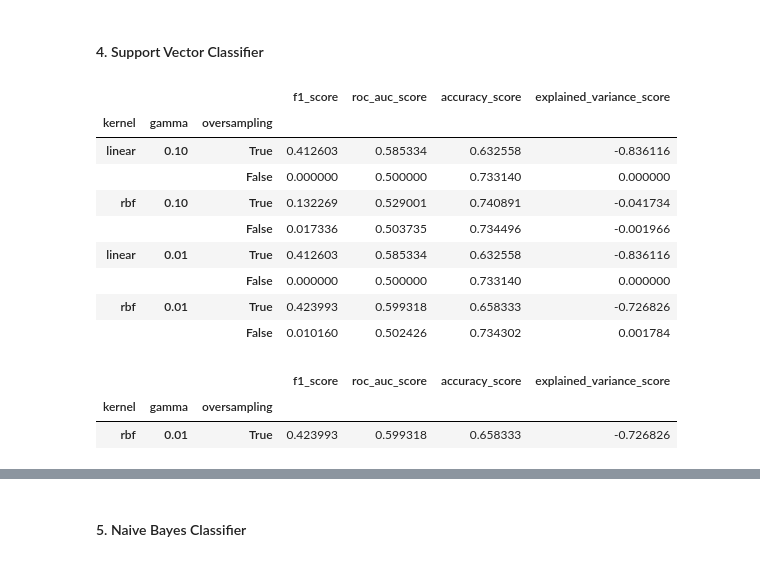
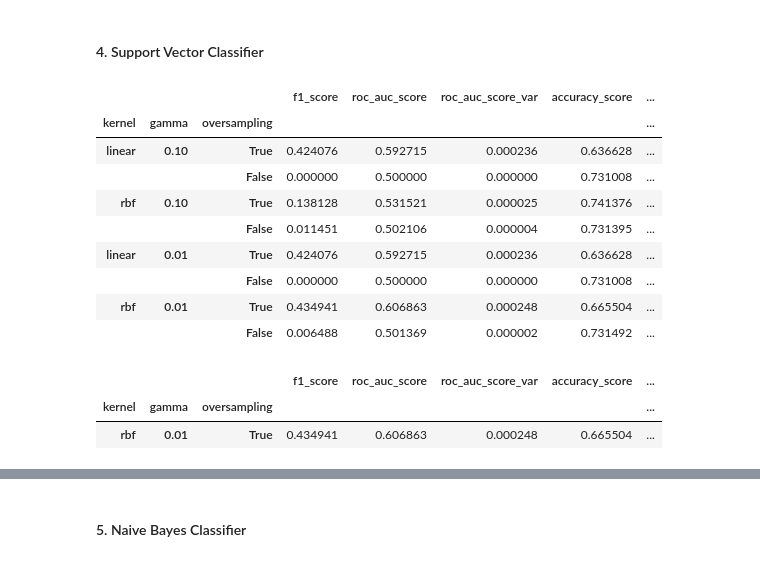
Before and after one commit to CS-433/cs-433-project-2-cough_classifier, a Jupyter notebook: src/notebooks/grid_search_classical/grid_search_coarse_metadata.ipynb, the cells around one changed output, grey strips where cells are left out. Saved outputs shown, nothing was run; the diff lists cells and outputs as text; code cells hidden in the pictures.

```diff
--- a/src/notebooks/grid_search_classical/grid_search_coarse_metadata.ipynb
+++ b/src/notebooks/grid_search_classical/grid_search_coarse_metadata.ipynb
@@ -59,6 +62,7 @@ X_e_1, y_e_1, X_e_2, y_e_2, X_e_3, y_e_3 = split_experts(X_e, y_e)
 ### Grid search
 # %%
 DECISION_METRIC = 'roc_auc_score'
+CV_K = 10
 # %% [markdown]
 #### 1. Logistic regression
 # %%
@@ -283,21 +287,21 @@ display(best_knn_1, best_knn_2, best_knn_3)
 # %% [markdown]
 #### 4. Support Vector Classifier
 # %%
-svc_results = hyperparameter_tuning_cv(model='svc', data=X_coarse, labels=y_coarse.Label, cv_k=5,
+svc_results = hyperparameter_tuning_cv(model='svc', data=X_coarse, labels=y_coarse.Label, cv_k=CV_K,
                                        params=SVC_PARAMS)
 
 display(svc_results)
 # %% [output]
-|  |  |  | f1_score | roc_auc_score | accuracy_score | explained_variance_score |
-| kernel | gamma | oversampling |  |  |  |  |
-| linear | 0.10 | True | 0.412603 | 0.585334 | 0.632558 | -0.836116 |
-|  |  | False | 0.000000 | 0.500000 | 0.733140 | 0.000000 |
-| rbf | 0.10 | True | 0.132269 | 0.529001 | 0.740891 | -0.041734 |
-|  |  | False | 0.017336 | 0.503735 | 0.734496 | -0.001966 |
-| linear | 0.01 | True | 0.412603 | 0.585334 | 0.632558 | -0.836116 |
-|  |  | False | 0.000000 | 0.500000 | 0.733140 | 0.000000 |
-| rbf | 0.01 | True | 0.423993 | 0.599318 | 0.658333 | -0.726826 |
-|  |  | False | 0.010160 | 0.502426 | 0.734302 | 0.001784 |
+|  |  |  | f1_score | roc_auc_score | roc_auc_score_var | accuracy_score | ... |
+| kernel | gamma | oversampling |  |  |  |  | ... |
+| linear | 0.10 | True | 0.424076 | 0.592715 | 0.000236 | 0.636628 | ... |
+|  |  | False | 0.000000 | 0.500000 | 0.000000 | 0.731008 | ... |
+| rbf | 0.10 | True | 0.138128 | 0.531521 | 0.000025 | 0.741376 | ... |
+|  |  | False | 0.011451 | 0.502106 | 0.000004 | 0.731395 | ... |
+| linear | 0.01 | True | 0.424076 | 0.592715 | 0.000236 | 0.636628 | ... |
+|  |  | False | 0.000000 | 0.500000 | 0.000000 | 0.731008 | ... |
+| rbf | 0.01 | True | 0.434941 | 0.606863 | 0.000248 | 0.665504 | ... |
+|  |  | False | 0.006488 | 0.501369 | 0.000002 | 0.731492 | ... |
 # %%
 # Best model parameters
 
@@ -305,8 +309,8 @@ best_svc = svc_results.iloc[[svc_results.reset_index()[DECISION_METRIC].idxmax()
 
 display(best_svc)
 # %% [output]
-|  |  |  | f1_score | roc_auc_score | accuracy_score | explained_variance_score |
-| kernel | gamma | oversampling |  |  |  |  |
-| rbf | 0.01 | True | 0.423993 | 0.599318 | 0.658333 | -0.726826 |
+|  |  |  | f1_score | roc_auc_score | roc_auc_score_var | accuracy_score | ... |
+| kernel | gamma | oversampling |  |  |  |  | ... |
+| rbf | 0.01 | True | 0.434941 | 0.606863 | 0.000248 | 0.665504 | ... |
 # %%
 svc_results_1 = hyperparameter_tuning_cv(
```
Also changed, not shown: parts of 38 cells of this notebook, 30 other files.
